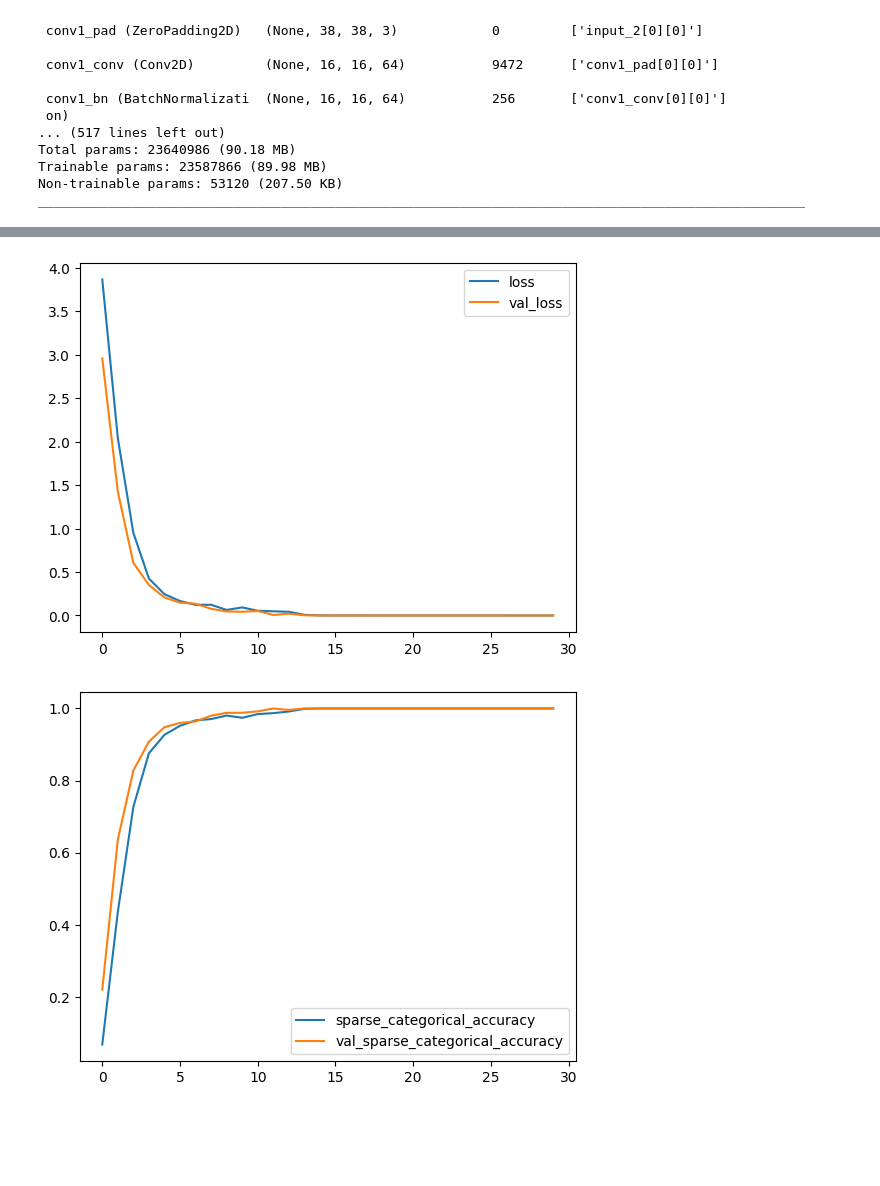
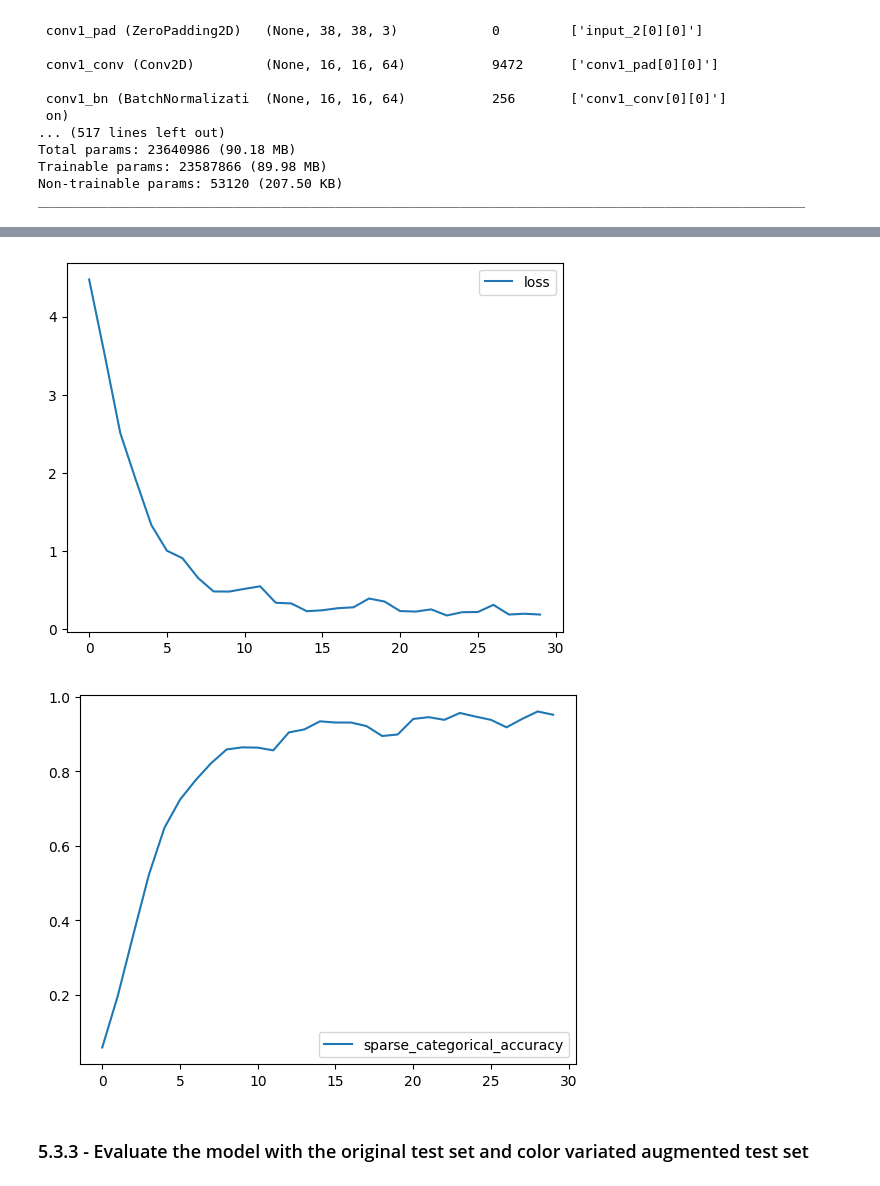
Before and after one commit to MFahadSohail/EECS4404_Project, a Jupyter notebook: braille_model.ipynb, the cells around one changed output, grey strips where cells are left out. Drawn from its saved outputs; the diff is of its cells as text; code cells hidden in the pictures; blank space fills up the shorter version.

```diff
--- a/braille_model.ipynb
+++ b/braille_model.ipynb
@@ -545,7 +563,7 @@ model_res.compile(
     metrics=['sparse_categorical_accuracy']
 )
 
-history_vgg = model_vgg.fit(
+history_res = model_res.fit(
     x=X_train_32,
     y=y_train,
     epochs=30,
@@ -574,7 +594,10 @@ ________________________________________________________________________________
 # %%
 import pandas as pd
 
-history_frame = pd.DataFrame(history.history)
-history_frame.loc[:, ['loss', 'val_loss']].plot()
-history_frame.loc[:, ['sparse_categorical_accuracy', 'val_sparse_categorical_accuracy']].plot()
+history_res_frame = pd.DataFrame(history_res.history)
+history_res_frame.loc[:, ['loss']].plot()
+history_res_frame.loc[:, ['sparse_categorical_accuracy']].plot()
+
+print("Final loss: {:.16f}".format(history_res_frame.iloc[-1].loss))
+print("Final accuracy: {:.16f}".format(history_res_frame.iloc[-1].sparse_categorical_accuracy))
 # %% [output]
@@ -582,4 +606,6 @@ history_frame.loc[:, ['sparse_categorical_accuracy', 'val_sparse_categorical_acc
-[figure, old version]
+[figure, new version]
-[figure, old version]
+[figure, new version]
+# %% [markdown]
+### 5.3.3 - Evaluate the model with the original test set and color variated augmented test set
 # %%
 print("Adam Optimizer")
```
Also changed, not shown: parts of 29 cells of this notebook.
